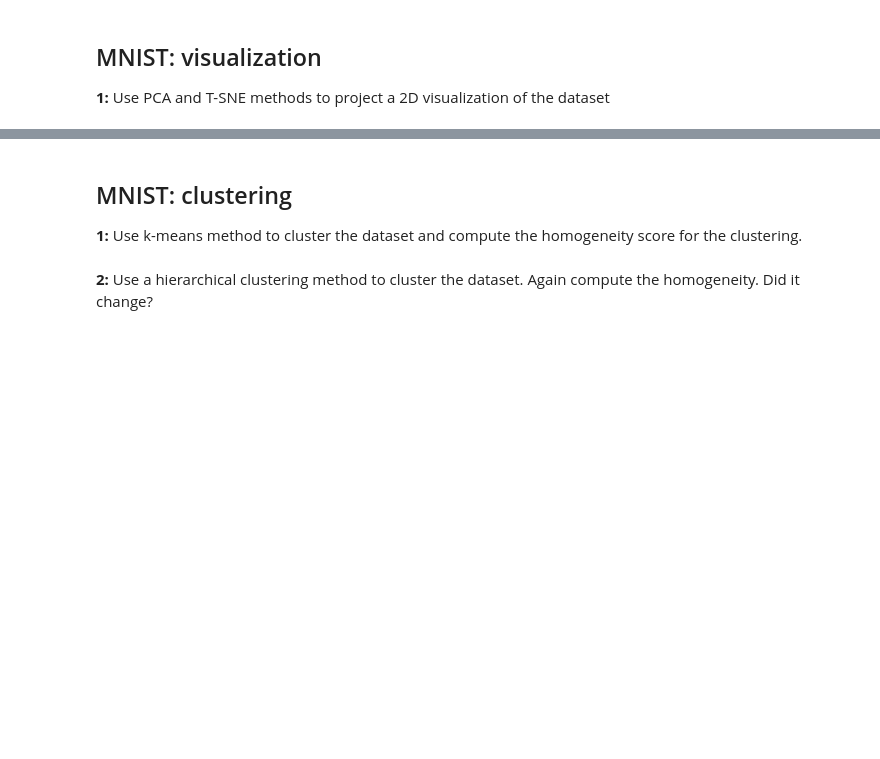
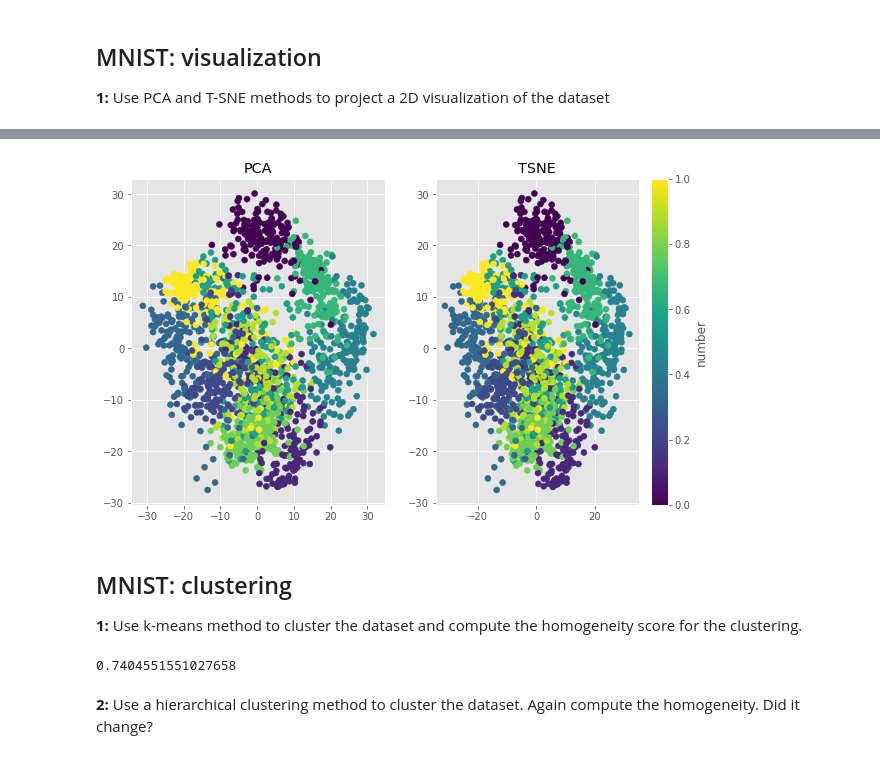
Before and after one commit to Matt88Ac/AdvancedML_Assignment3, a Jupyter notebook: HW3 - Unsupervised ML.ipynb, the cells around one changed output, grey strips where cells are left out. Saved outputs shown, nothing was run; the diff lists cells and outputs as text; code cells hidden in the pictures; blank space fills up the shorter version.

```diff
--- a/HW3 - Unsupervised ML.ipynb
+++ b/HW3 - Unsupervised ML.ipynb
@@ -82,0 +85,4 @@ n_digits: 10, n_samples 1797, n_features 64
+# %%
+%%time
+pca = PCA(n_components=10).fit_transform(X)
+tnse = TSNE(n_components=10, method='exact').fit_transform(X)
@@ -83,3 +91,14 @@ n_digits: 10, n_samples 1797, n_features 64
+# %%
+plt.subplot(1, 2, 1)
+plt.scatter(pca[:, 0], pca[:, 1], c=cm.get_cmap('viridis', 10)(y), vmin=0, vmax=10)
+plt.title('PCA')
+plt.subplot(1, 2, 2)
+fig = plt.scatter(pca[:, 0], pca[:, 1], c=cm.get_cmap('viridis', 10)(y), vmin=0, vmax=10)
+plt.colorbar(fig, label='number')
+plt.title('TSNE')
+plt.show()
+# %% [output]
+[figure, added]
 # %% [markdown]
 ## MNIST:  clustering
 **1:** Use k-means method to cluster the dataset and compute the homogeneity score for the clustering.
@@ -88,3 +105,12 @@ n_digits: 10, n_samples 1797, n_features 64
+# %%
+from sklearn.cluster import KMeans
+from sklearn.metrics import homogeneity_score
+kmeans = KMeans(n_clusters=10)
+
+y_pred = kmeans.fit_predict(X)
+homogeneity_score(y, y_pred)
+# %% [output]
+0.7404551551027658
 # %% [markdown]
 
 **2:** Use a hierarchical clustering method to cluster the dataset. Again compute the homogeneity. Did it change?
```
Also changed, not shown: parts of 9 cells of this notebook.
